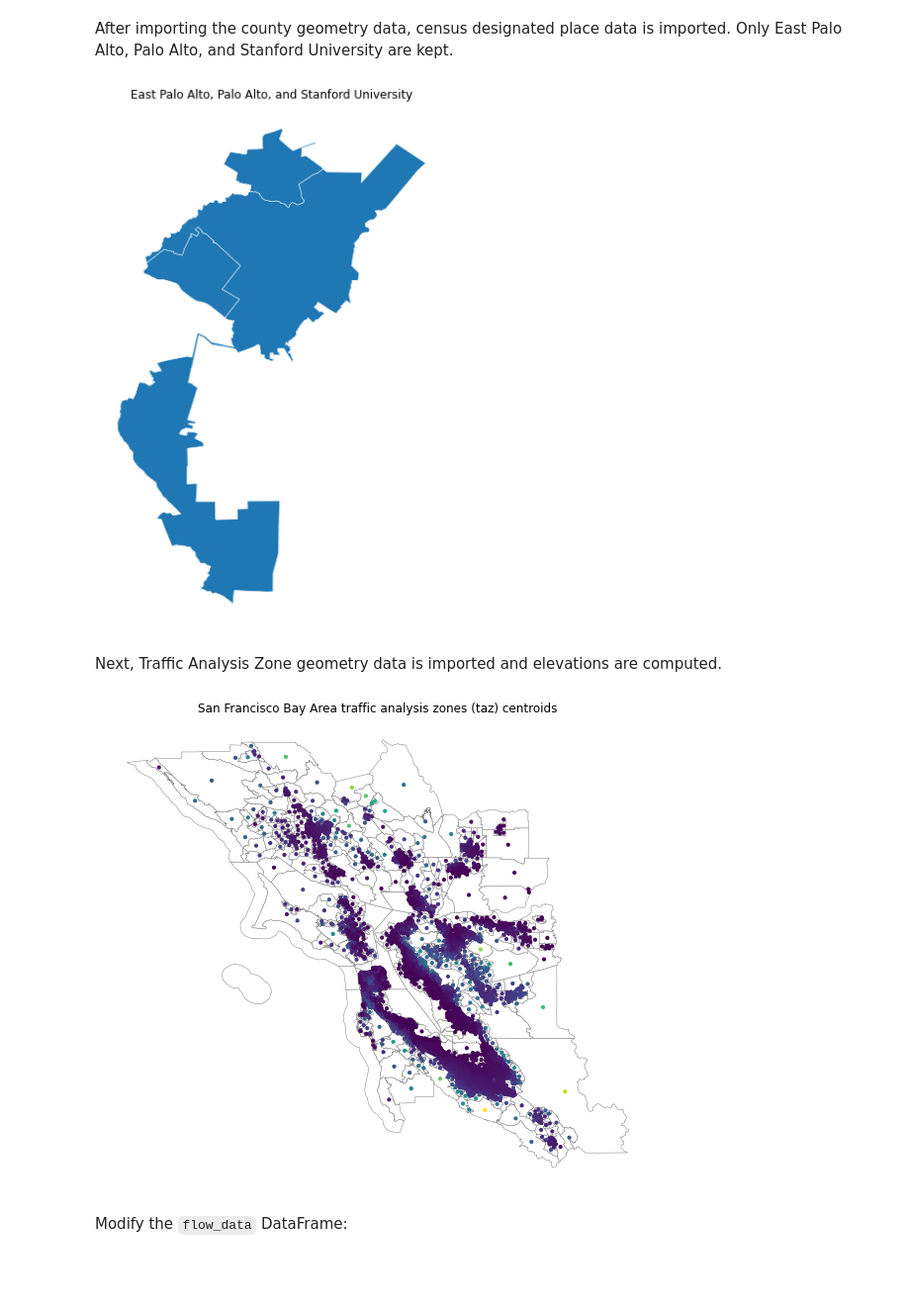
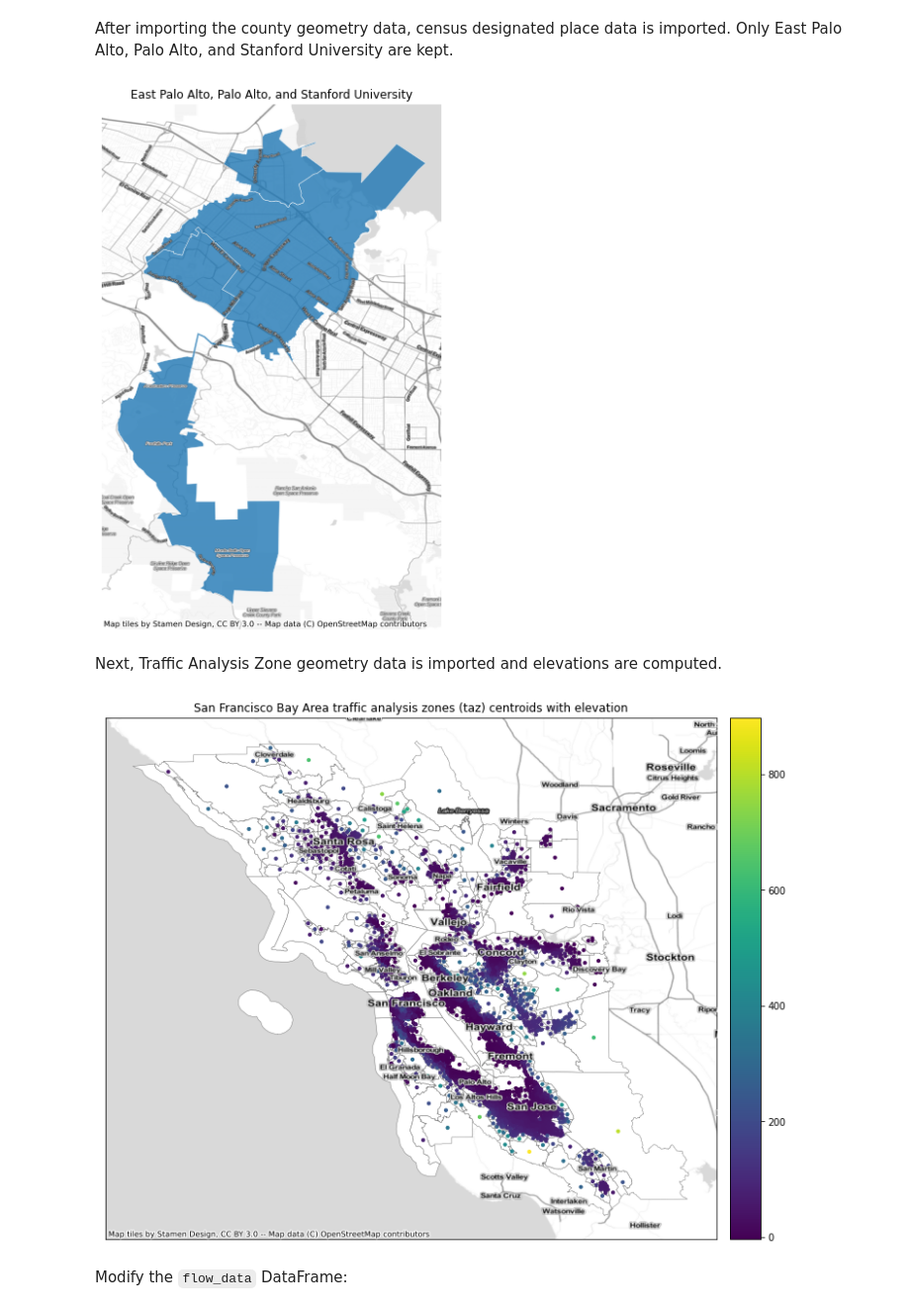
Before and after one commit to pctBayArea/stplanpy, a Jupyter notebook: jupyter/stplanpy.ipynb, the cells around one changed output. Shown at 99% size. Drawn from its saved outputs; the diff is of its cells as text; code cells hidden in the pictures; blank space fills up the shorter version.

```diff
--- a/jupyter/stplanpy.ipynb
+++ b/jupyter/stplanpy.ipynb
@@ -56,7 +57,11 @@ county = county[county["countyfp"].isin(counties)]
 county = county[["name", "countyfp", "geometry"]]
 
 # Plot data
-county.plot(figsize=(10,10), color="C0", edgecolor="white", linewidth=0.5)
+fig, ax = plt.subplots(figsize=(10,10))
+ax.set_aspect("equal")
+county.plot(ax=ax, color="C0", alpha=0.8, edgecolor="white", linewidth=0.5)
+ctx.add_basemap(ax, crs=county.crs, source=ctx.providers.Stamen.TonerLite)
+ctx.add_basemap(ax, crs=county.crs, source=ctx.providers.Stamen.TonerLabels)
 plt.title("San Francisco Bay Area counties")
 plt.axis('off')
 plt.show()
@@ -84,12 +89,16 @@ place = place.in_county(county)
 place = place[["name", "placefp", "countyfp", "geometry"]]
 
 # Plot data
-place.plot(figsize=(10,10), color="C0", edgecolor="white", linewidth=0.5)
+fig, ax = plt.subplots(figsize=(10,10))
+ax.set_aspect("equal")
+place.plot(ax=ax, color="C0", alpha=0.8, edgecolor="white", linewidth=0.5)
+ctx.add_basemap(ax, crs=place.crs, source=ctx.providers.Stamen.TonerLite)
+ctx.add_basemap(ax, crs=place.crs, source=ctx.providers.Stamen.TonerLabels)
 plt.title("East Palo Alto, Palo Alto, and Stanford University")
 plt.axis('off')
 plt.show()
 # %% [output]
-[figure, old version]
+[figure, new version]
 # %% [markdown]
 Next, Traffic Analysis Zone geometry data is imported and elevations are computed.
 # %%
@@ -103,38 +112,43 @@ taz.rename(columns = {"countyfp10":"countyfp", "tazce10":"tazce"}, inplace = Tru
 taz = taz[taz["countyfp"].isin(counties)]
 
 # Compute centroids
 taz_cent = taz.cent()
 
 # Correct centroid locations so they are close to a road
 # Google plex
 taz_cent.corr_cent("00101155", -122.0780525993605, 37.42332894065777)
 # Stanford research park
 taz_cent.corr_cent("00100480", -122.1451249513915, 37.40713680668460)
 # Facebook
 taz_cent.corr_cent("00102130", -122.1487037864525, 37.48492337393505)
 # San Antonio watershed
 taz_cent.corr_cent("00103321", -121.8452717956161, 37.60284162184939)
 # Tesla
 taz_cent.corr_cent("00103023", -121.9490506527106, 37.50254728376085)
 # Hayward
 taz_cent.corr_cent("00103112", -122.1225131055348, 37.62298440136487)
 
 # Compute which taz lay inside a place and which part
 taz = taz.in_place(place)
 
 # Compute elevations
 taz_cent = taz_cent.elev("srtm_12_05.zip")
 
 # Plot data
-fig, ax = plt.subplots(figsize=(10,10))
+fig, ax = plt.subplots(figsize=(16,10))
 ax.set_aspect("equal")
+ax.axes.xaxis.set_visible(False)
+ax.axes.yaxis.set_visible(False)
+ax.set_title("San Francisco Bay Area traffic analysis zones (taz) centroids with elevation")
+divider = make_axes_locatable(ax)
+cax = divider.append_axes("right", size="5%", pad=0.2)
 taz.plot(ax=ax, color="white", edgecolor="gray", linewidth=0.5)
-taz_cent.plot(ax=ax, column="elevation", markersize=10)
-plt.title("San Francisco Bay Area traffic analysis zones (taz) centroids")
-plt.axis('off')
+taz_cent.plot(ax=ax, column="elevation", markersize=10, legend=True, cax=cax)
+ctx.add_basemap(ax, crs=taz.crs, source=ctx.providers.Stamen.TonerLite)
+ctx.add_basemap(ax, crs=taz.crs, source=ctx.providers.Stamen.TonerLabels)
 plt.show()
 # %% [output]
-[figure, old version]
+[figure, new version]
 # %% [markdown]
 Modify the `flow_data` DataFrame:
 # %%
```
Also changed, not shown: parts of 15 cells of this notebook.
